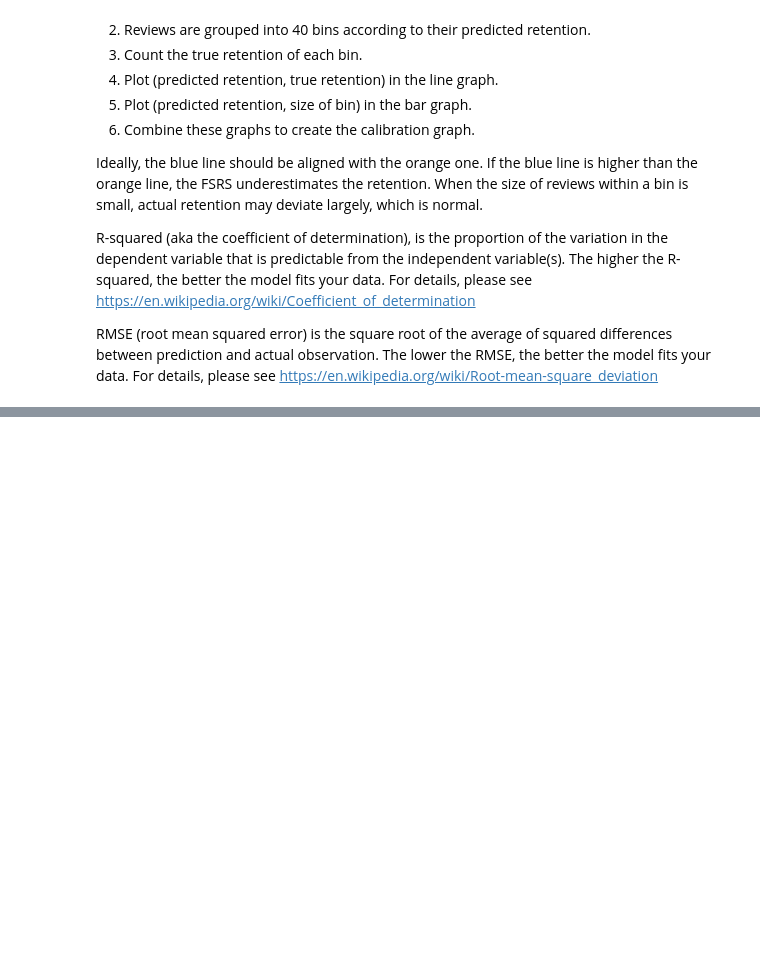
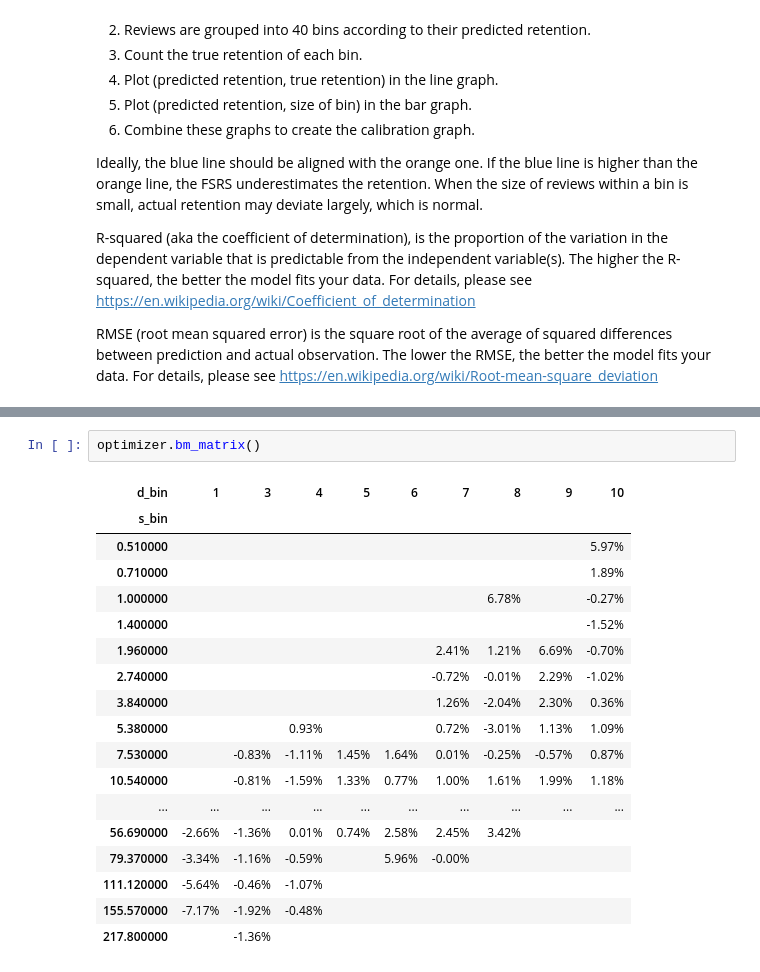
Before and after one commit to open-spaced-repetition/fsrs4anki, a Jupyter notebook: fsrs4anki_optimizer.ipynb, the cells around one changed output, grey strips where cells are left out. Saved outputs shown, nothing was run; the diff lists cells and outputs as text; blank space fills up the shorter version.

```diff
--- a/fsrs4anki_optimizer.ipynb
+++ b/fsrs4anki_optimizer.ipynb
@@ -279,0 +335,21 @@ RMSE: 0.0207
+# %%
+optimizer.bm_matrix()
+# %% [output]
+| d_bin | 1 | 3 | 4 | 5 | 6 | 7 | 8 | 9 | 10 |
+| s_bin |  |  |  |  |  |  |  |  |  |
+| 0.510000 |  |  |  |  |  |  |  |  | 5.97% |
+| 0.710000 |  |  |  |  |  |  |  |  | 1.89% |
+| 1.000000 |  |  |  |  |  |  | 6.78% |  | -0.27% |
+| 1.400000 |  |  |  |  |  |  |  |  | -1.52% |
+| 1.960000 |  |  |  |  |  | 2.41% | 1.21% | 6.69% | -0.70% |
+| 2.740000 |  |  |  |  |  | -0.72% | -0.01% | 2.29% | -1.02% |
+| 3.840000 |  |  |  |  |  | 1.26% | -2.04% | 2.30% | 0.36% |
+| 5.380000 |  |  | 0.93% |  |  | 0.72% | -3.01% | 1.13% | 1.09% |
+| 7.530000 |  | -0.83% | -1.11% | 1.45% | 1.64% | 0.01% | -0.25% | -0.57% | 0.87% |
+| 10.540000 |  | -0.81% | -1.59% | 1.33% | 0.77% | 1.00% | 1.61% | 1.99% | 1.18% |
+| ... | ... | ... | ... | ... | ... | ... | ... | ... | ... |
+| 56.690000 | -2.66% | -1.36% | 0.01% | 0.74% | 2.58% | 2.45% | 3.42% |  |  |
+| 79.370000 | -3.34% | -1.16% | -0.59% |  | 5.96% | -0.00% |  |  |  |
+| 111.120000 | -5.64% | -0.46% | -1.07% |  |  |  |  |  |  |
+| 155.570000 | -7.17% | -1.92% | -0.48% |  |  |  |  |  |  |
+| 217.800000 |  | -1.36% |  |  |  |  |  |  |  |
```
Also changed, not shown: parts of 12 cells of this notebook, 3 other files.
